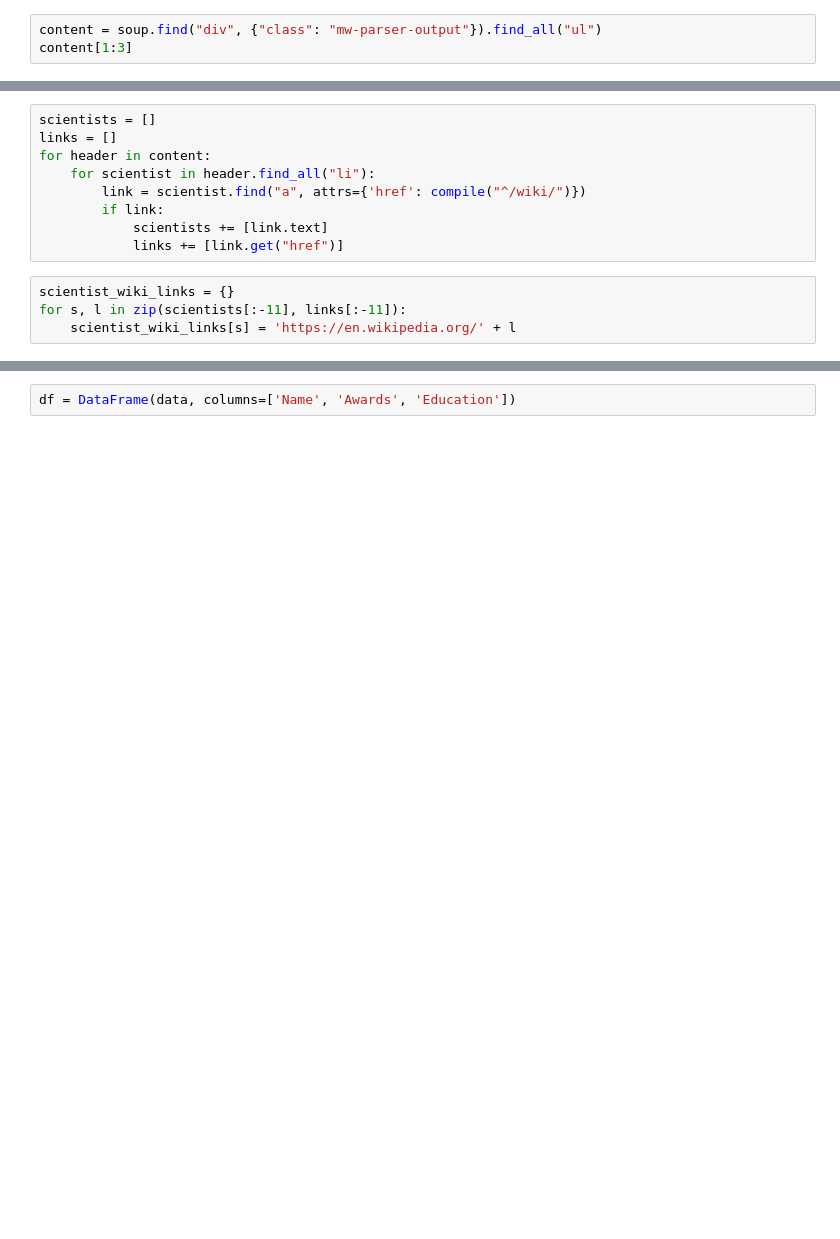
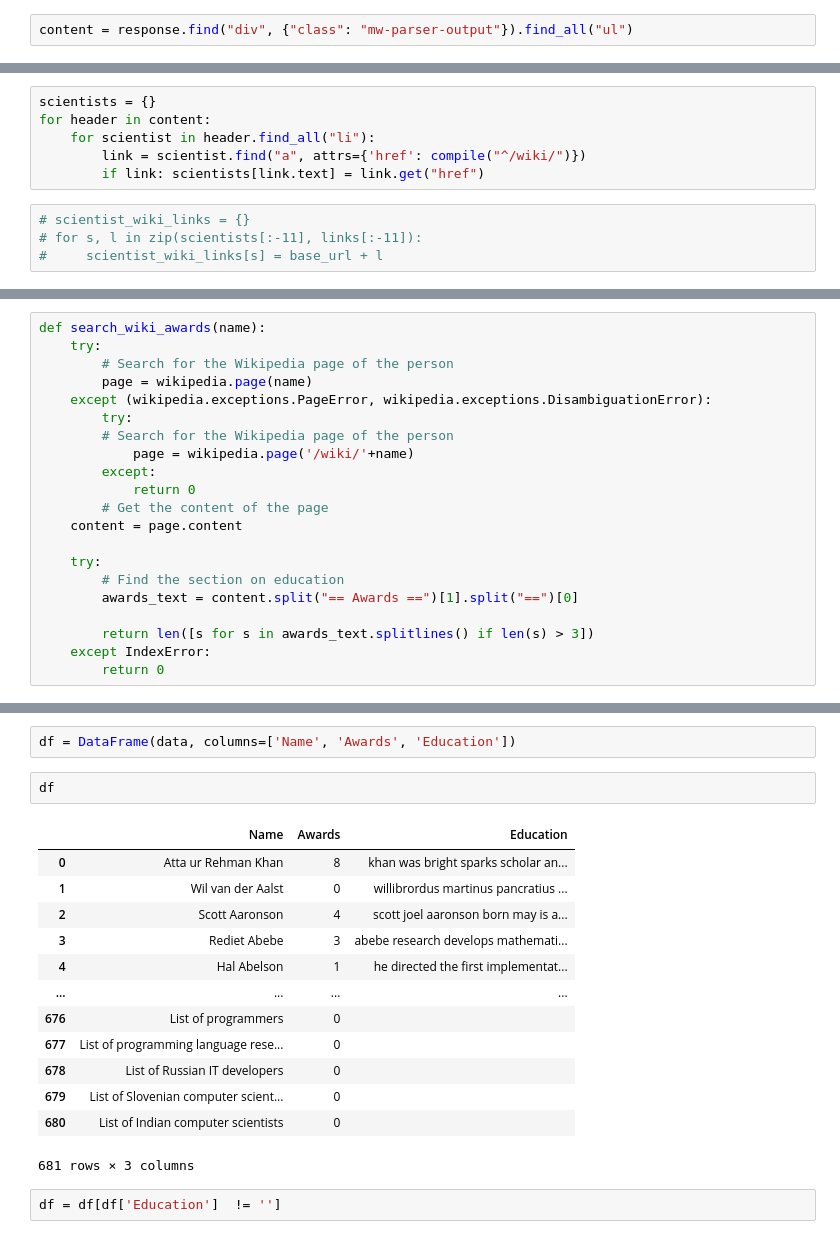
Before and after one commit to gkontogiannhs/mdds, a Jupyter notebook: wiki_scraper.ipynb, the cells around one changed output, grey strips where cells are left out. Saved outputs shown, nothing was run; the diff lists cells and outputs as text; blank space fills up the shorter version.

```diff
--- a/wiki_scraper.ipynb
+++ b/wiki_scraper.ipynb
@@ -14,3 +18,2 @@ soup = bs4.BeautifulSoup(request.content, 'html')
 # %%
-content = soup.find("div", {"class": "mw-parser-output"}).find_all("ul")
-content[1:3]
+content = response.find("div", {"class": "mw-parser-output"}).find_all("ul")
@@ -35,13 +20,10 @@ content[1:3]
 # %%
-scientists = []
-links = []
+scientists = {}
 for header in content:
     for scientist in header.find_all("li"):
         link = scientist.find("a", attrs={'href': compile("^/wiki/")})
-        if link:
-            scientists += [link.text]
-            links += [link.get("href")]
+        if link: scientists[link.text] = link.get("href")
 # %%
-scientist_wiki_links = {}
-for s, l in zip(scientists[:-11], links[:-11]):
-    scientist_wiki_links[s] = 'https://en.wikipedia.org/' + l
+# scientist_wiki_links = {}
+# for s, l in zip(scientists[:-11], links[:-11]):
+#     scientist_wiki_links[s] = base_url + l
@@ -68,3 +50,24 @@ scientist_wiki_links
+# %%
+def search_wiki_awards(name):
+    try:
+        # Search for the Wikipedia page of the person
+        page = wikipedia.page(name)
+    except (wikipedia.exceptions.PageError, wikipedia.exceptions.DisambiguationError):
+        try:
+        # Search for the Wikipedia page of the person
+            page = wikipedia.page('/wiki/'+name)
+        except:
+            return 0
+        # Get the content of the page
+    content = page.content
+
+    try:
+        # Find the section on education
+        awards_text = content.split("== Awards ==")[1].split("==")[0]
+
+        return len([s for s in awards_text.splitlines() if len(s) > 3])
+    except IndexError:
+        return 0
 # %%
 data = []
 i = 1
@@ -137,2 +130,20 @@ for scientist, link in scientist_wiki_links.items():
 # %%
 df = DataFrame(data, columns=['Name', 'Awards', 'Education'])
+# %%
+df
+# %% [output]
+|  | Name | Awards | Education |
+| 0 | Atta ur Rehman Khan | 8 | khan was bright sparks scholar an... |
+| 1 | Wil van der Aalst | 0 | willibrordus martinus pancratius ... |
+| 2 | Scott Aaronson | 4 | scott joel aaronson born may is a... |
+| 3 | Rediet Abebe | 3 | abebe research develops mathemati... |
+| 4 | Hal Abelson | 1 | he directed the first implementat... |
+| ... | ... | ... | ... |
+| 676 | List of programmers | 0 |  |
+| 677 | List of programming language rese... | 0 |  |
+| 678 | List of Russian IT developers | 0 |  |
+| 679 | List of Slovenian computer scient... | 0 |  |
+| 680 | List of Indian computer scientists | 0 |  |
+681 rows × 3 columns
+# %%
+df = df[df['Education']  != '']
```
Also changed, not shown: parts of 11 cells of this notebook, 4 other files.
